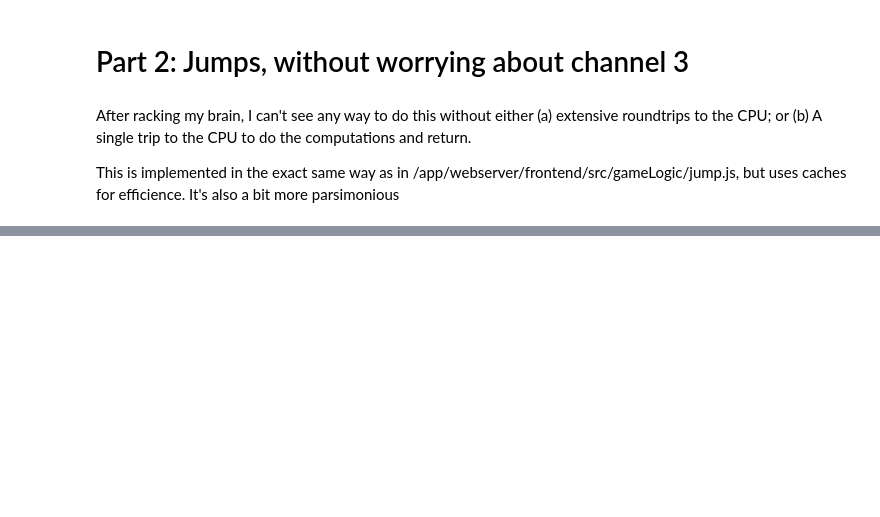
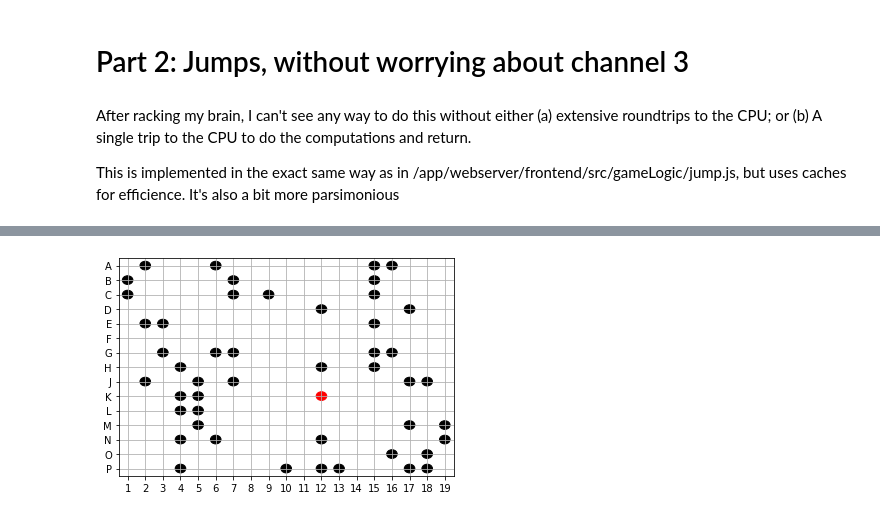
Before and after one commit to rcharan/phutball, a Jupyter notebook: pytorch-implementation/phutball.ipynb, the cells around one changed output, grey strips where cells are left out. Drawn from its saved outputs; the diff is of its cells as text; code cells hidden in the pictures; blank space fills up the shorter version.

```diff
--- a/pytorch-implementation/phutball.ipynb
+++ b/pytorch-implementation/phutball.ipynb
@@ -424,0 +409,33 @@ array([ True])
+# %%
+def build_new_state(curr_state, dest_list, new_ball_loc):
+  '''Create a new numpy array representing the new new state
+
+  Input
+  -----
+
+  curr_state: current_state a shape (numChannels, config.rows, config.cols)
+              numpy array
+
+  dest_list: a list of the initial and intermediate locations of the ball
+             (but not the final location, which may not be on the board)
+
+  new_ball_loc: the final location of the ball, which should be none
+                if it is not on the board
+
+  Output
+  ------
+
+  A new numpy array of same shape as curr_state that represents the new state
+  '''
+
+  delta = np.zeros((NUM_CHANNELS, config.rows, config.cols))
+
+  initial_ball_loc = dest_list[0]
+  players_removed  = dest_list[1:]
+
+  delta[1][initial_ball_loc]             = -1
+  delta[0][tuple(zip(*players_removed))] = -1
+  if new_ball_loc is not None:
+    delta[1][new_ball_loc]               = +1
+
+  return curr_state + delta
@@ -424,0 +559,4 @@ array([ True])
+# %%
+visualize_state(torch.tensor(get_jumps(simple_state)[0][0]))
+# %% [output]
+[figure, added]
```
Also changed, not shown: parts of 31 cells of this notebook.
